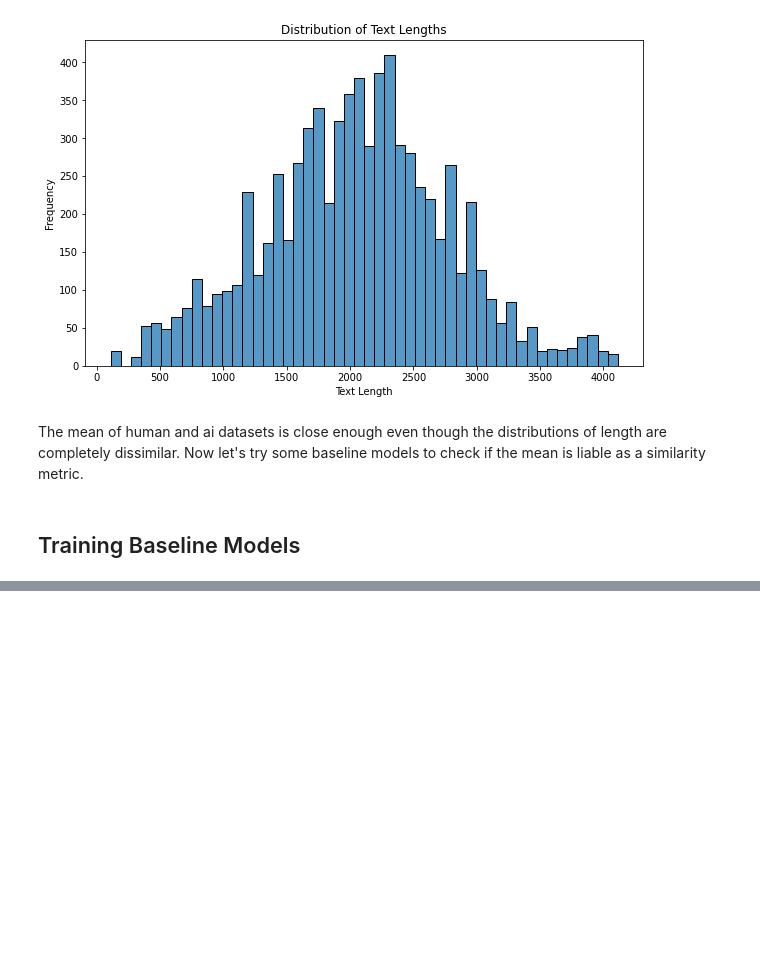
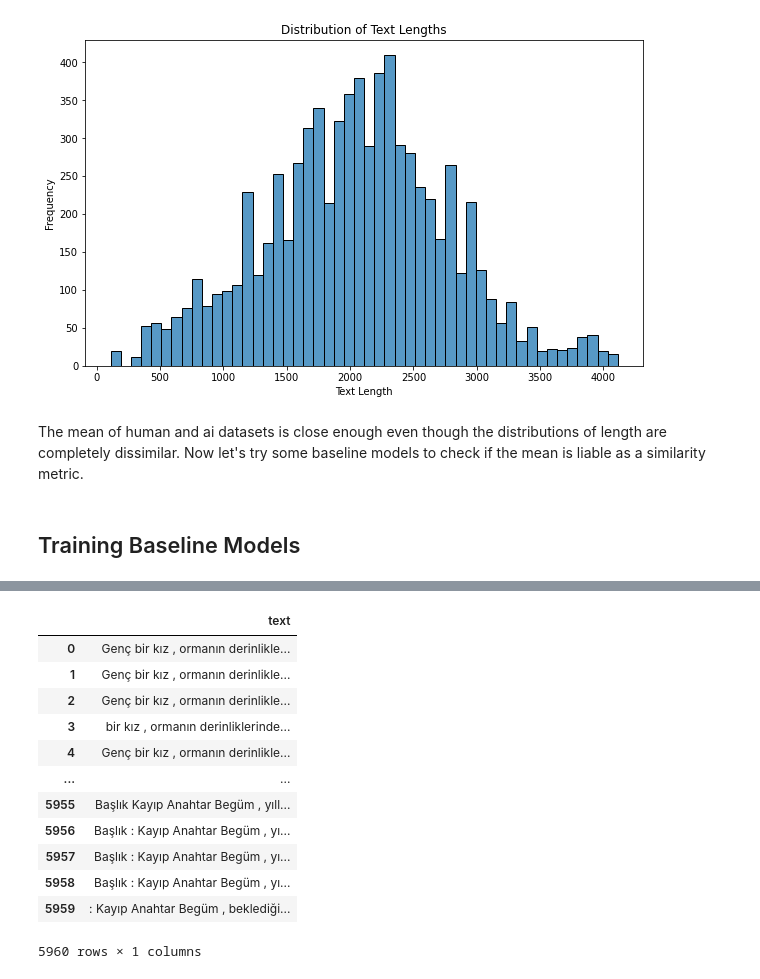
Before and after one commit to meric2/Turkish-AI-Generated-Content-Detection, a Jupyter notebook: data_preprocess.ipynb, the cells around one changed output, grey strips where cells are left out. Cells and saved outputs as stored; diff of their text form; code cells hidden in the pictures; blank space fills up the shorter version.

```diff
--- a/data_preprocess.ipynb
+++ b/data_preprocess.ipynb
@@ -321,0 +291,31 @@ LogisticRegression()
+# %%
+# Split data into training and testing sets before augmentation
+train_ai_df, test_ai_df = train_test_split(df, test_size=0.2, random_state=42)
+
+# Augment training data only
+augmented_texts = []
+for index, row in train_ai_df.iterrows():
+    text = row['text']
+    # Apply multiple transformations
+    for _ in range(5):  # Repeat each transformation 5 times
+        augmented_texts.append(synonym_replacement(text, n=2))
+        augmented_texts.append(random_insertion(text, n=3))
+        augmented_texts.append(random_swap(text, n=2))
+        augmented_texts.append(random_deletion(text, p=0.1))
+
+augmented_df = pd.DataFrame(augmented_texts, columns=['text'])
+augmented_df
+# %% [output]
+|  | text |
+| 0 | Genç bir kız , ormanın derinlikle... |
+| 1 | Genç bir kız , ormanın derinlikle... |
+| 2 | Genç bir kız , ormanın derinlikle... |
+| 3 | bir kız , ormanın derinliklerinde... |
+| 4 | Genç bir kız , ormanın derinlikle... |
+| ... | ... |
+| 5955 | Başlık Kayıp Anahtar Begüm , yıll... |
+| 5956 | Başlık : Kayıp Anahtar Begüm , yı... |
+| 5957 | Başlık : Kayıp Anahtar Begüm , yı... |
+| 5958 | Başlık : Kayıp Anahtar Begüm , yı... |
+| 5959 | : Kayıp Anahtar Begüm , beklediği... |
+5960 rows × 1 columns
```
Also changed, not shown: parts of 9 cells of this notebook, 1 other file.
